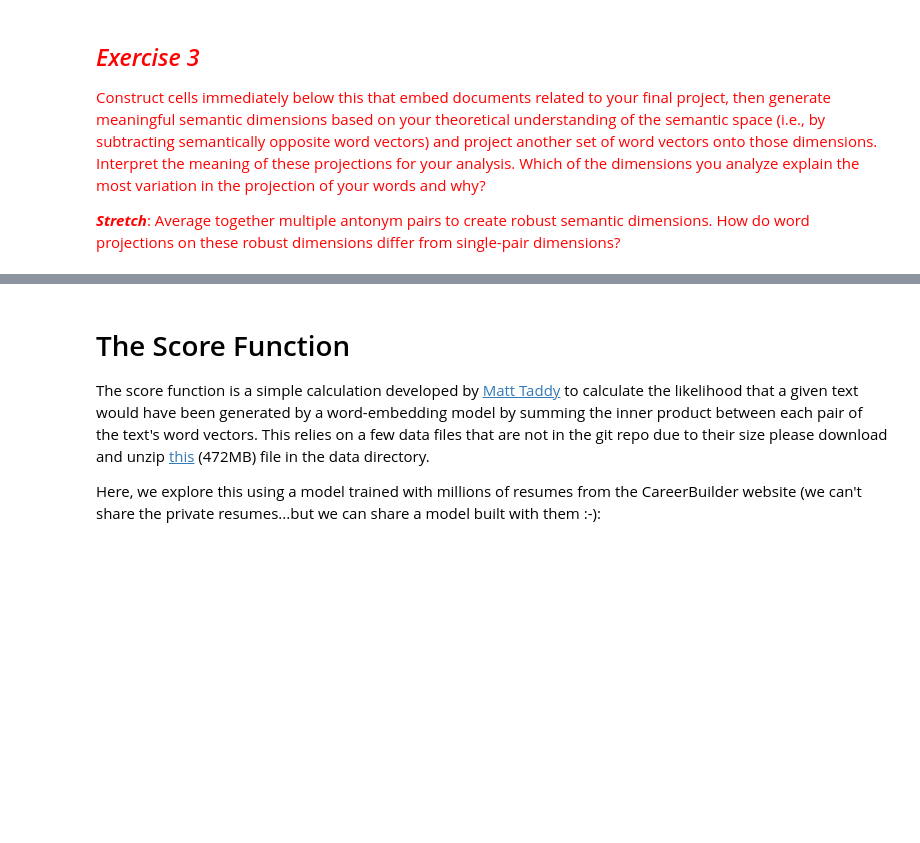
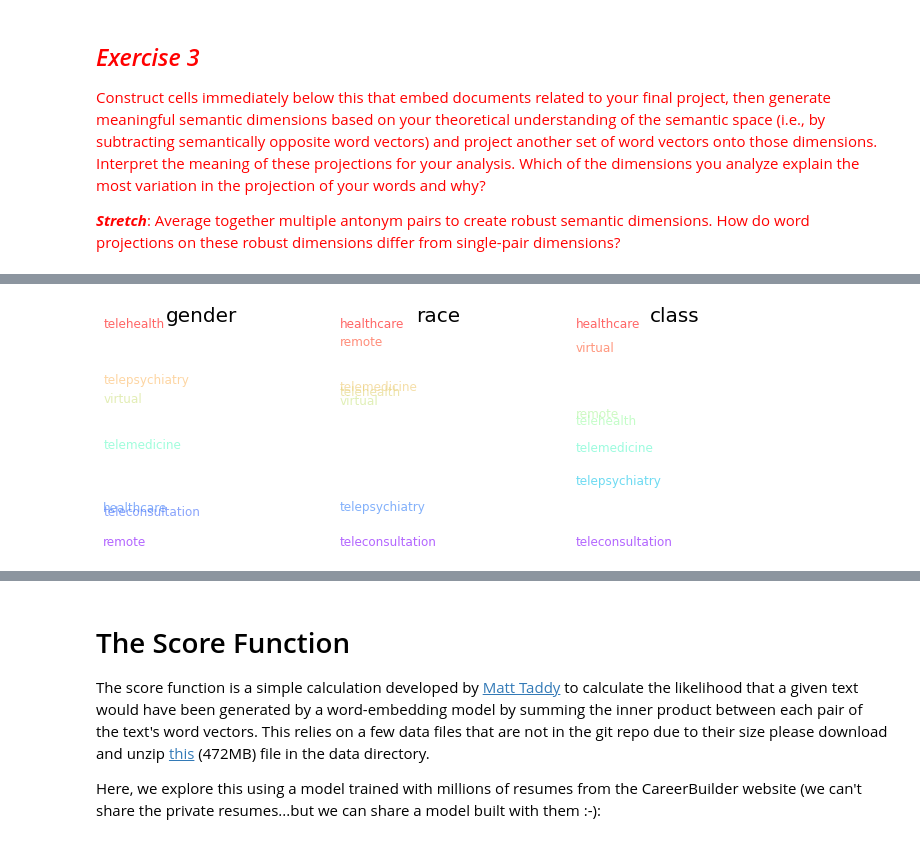
Before and after one commit to floriatea/CCA_NLP, a Jupyter notebook: Homework-Notebooks-2023/week-4/4-Word-Embeddings.ipynb, the cells around one changed output, grey strips where cells are left out. Cells and saved outputs as stored; diff of their text form; code cells hidden in the pictures; blank space fills up the shorter version.

```diff
--- a/Homework-Notebooks-2023/week-4/4-Word-Embeddings.ipynb
+++ b/Homework-Notebooks-2023/week-4/4-Word-Embeddings.ipynb
@@ -1276,9 +1276,14 @@ def normalize(vector):
     normalized_vector = vector / np.linalg.norm(vector)
     return normalized_vector
 
-def dimension(model, positives, negatives):
-    diff = sum([normalize(model[x]) for x in positives]) - sum([normalize(model[y]) for y in negatives])
-    return diff
+# def dimension(model, positives, negatives):
+#     diff = sum([normalize(model[x]) for x in positives]) - sum([normalize(model[y]) for y in negatives])
+#     return diff
+
+def dimension(model, positives, *negatives):
+    positive_sum = sum([normalize(model.wv[x]) for x in positives])
+    negative_sum = sum([sum([normalize(model.wv[y]) for y in neg_list]) for neg_list in negatives])
+    return positive_sum - negative_sum
 # %% [markdown]
 Let's calculate three dimensions: gender, race, and class.
 # %%
@@ -1301,9 +1306,9 @@ def makeDF(model, word_list):
     r = []
     c = []
     for word in word_list:
-        g.append(sklearn.metrics.pairwise.cosine_similarity(nytimes_model[word].reshape(1,-1), Gender.reshape(1,-1))[0][0])
-        r.append(sklearn.metrics.pairwise.cosine_similarity(nytimes_model[word].reshape(1,-1), Race.reshape(1,-1))[0][0])
-        c.append(sklearn.metrics.pairwise.cosine_similarity(nytimes_model[word].reshape(1,-1), Class.reshape(1,-1))[0][0])
+        g.append(sklearn.metrics.pairwise.cosine_similarity(model[word].reshape(1,-1), Gender.reshape(1,-1))[0][0])
+        r.append(sklearn.metrics.pairwise.cosine_similarity(model[word].reshape(1,-1), Race.reshape(1,-1))[0][0])
+        c.append(sklearn.metrics.pairwise.cosine_similarity(model[word].reshape(1,-1), Class.reshape(1,-1))[0][0])
     df = pd.DataFrame({'gender': g, 'race': r, 'class': c}, index = word_list)
     return df
 # %% [markdown]
@@ -1380,0 +1419,21 @@ plt.show()
+# %%
+Telehealth = ["telehealth","telemedicine","healthcare","telepsychiatry","virtual", "remote","teleconsultation"]
+
+Hospital = ["hospital", "icu", "inpatient", "ward", "facility", "emergency"]
+
+Disease  = ["covid", "covid19", "flu", "softball", "syndrome", "disease", "heart", "mental", "depression","lung","cancer"]
+# %%
+Teledf = makeDF(healthW2V, Telehealth)
+Hospitaldf = makeDF(healthW2V, Hospital)
+Diseasedf = makeDF(healthW2V, Disease)
+# %%
+fig = plt.figure(figsize = (12,4))
+ax1 = fig.add_subplot(131)
+PlotDimension(ax1, Teledf, 'gender')
+ax2 = fig.add_subplot(132)
+PlotDimension(ax2, Teledf, 'race')
+ax3 = fig.add_subplot(133)
+PlotDimension(ax3, Teledf, 'class')
+plt.show()
+# %% [output]
+[figure, added]
```
Also changed, not shown: parts of 11 cells of this notebook.
